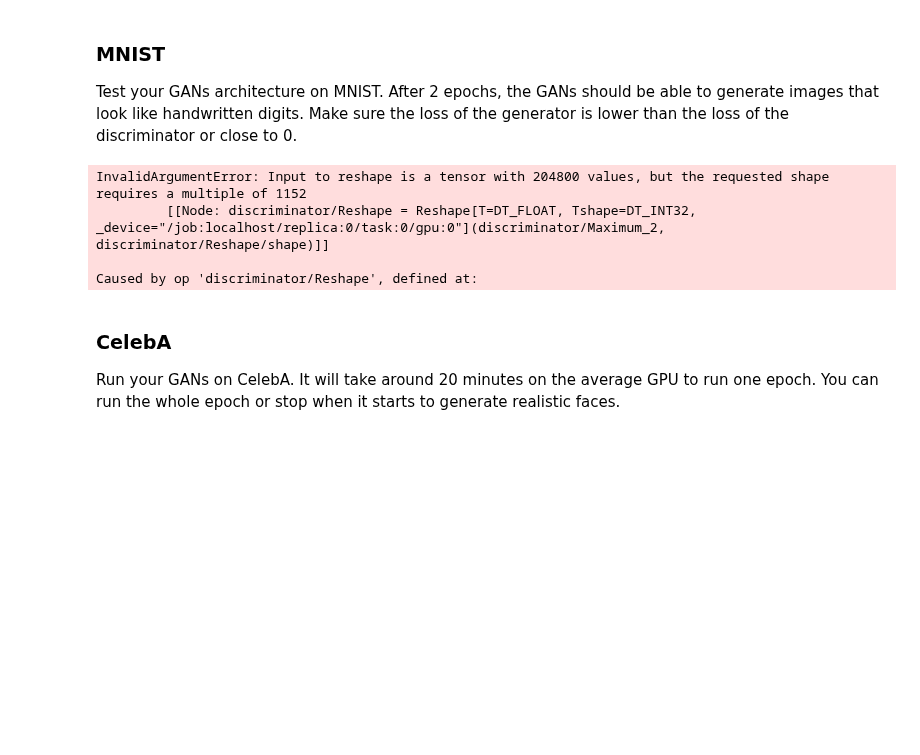
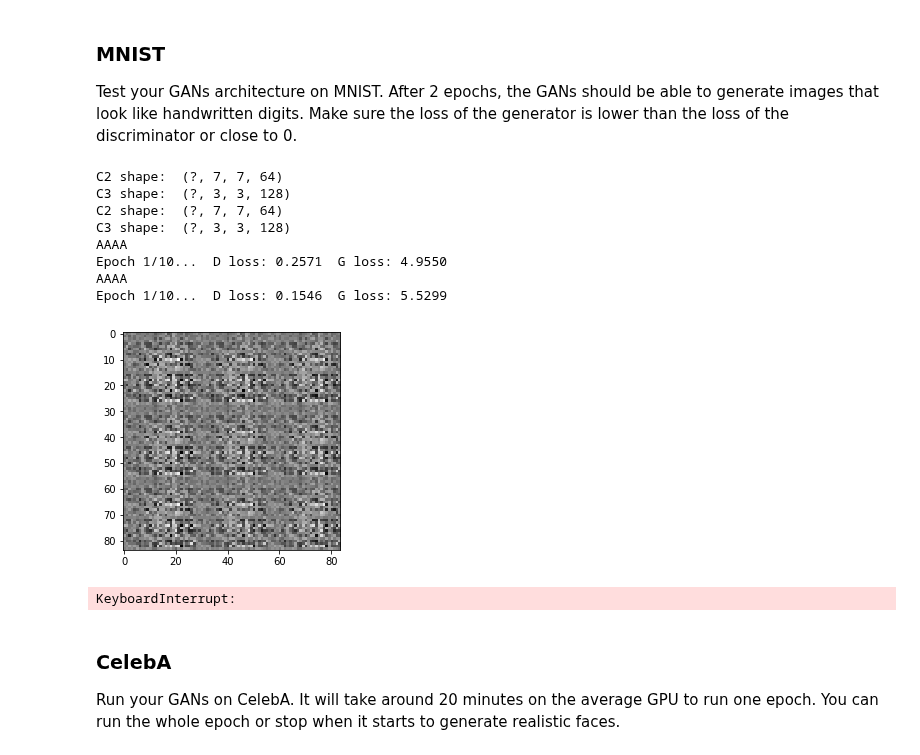
Before and after one commit to archie1983/udacity_deep_learning_course, a Jupyter notebook: face_generation/dlnd_face_generation.ipynb, the cells around one changed output. Cells and saved outputs as stored; diff of their text form; code cells hidden in the pictures; blank space fills up the shorter version.

```diff
--- a/face_generation/dlnd_face_generation.ipynb
+++ b/face_generation/dlnd_face_generation.ipynb
@@ -179,11 +178,18 @@ def discriminator(images, reuse=False, alpha=0.1):
         # AE: Applying leaky relu
         c2 = tf.maximum(c2 * alpha, c2)
 
+        #print("C2 shape: ", c2.get_shape())
+
         # AE: Input is now 7x7x64 and we'll convert it to 3x3x128
-        c3 = tf.contrib.layers.conv2d(inputs=c2, num_outputs=128, kernel_size=3, stride=2, padding='SAME', activation_fn=None) # activation_fn=tf.nn.relu
+        # AE: We'll be using padding='VALID' here to drop the remaining pixel when we want to downscale 7x7 image into
+        # AE: a 3x3 one. That way the kernel window will ignore the last row and last column, instead of adding an extra
+        # AE: one with a copy of the previous row and column.
+        c3 = tf.contrib.layers.conv2d(inputs=c2, num_outputs=128, kernel_size=3, stride=2, padding='VALID', activation_fn=None) # activation_fn=tf.nn.relu
         c3 = tf.layers.batch_normalization(inputs=c3, momentum=0.99, epsilon=0.001, training=True)
         # AE: Applying leaky relu
         c3 = tf.maximum(c3 * alpha, c3)
+
+        #print("C3 shape: ", c3.get_shape())
 
         # AE: Now let's flatten it and get a single result through a dense layer:
         c3 = tf.reshape(c3, (-1, 3 * 3 * 128))
@@ -470,26 +484,32 @@ def train(epoch_count, batch_size, z_dim, learning_rate, beta1, get_batches, dat
 ### MNIST
 Test your GANs architecture on MNIST.  After 2 epochs, the GANs should be able to generate images that look like handwritten digits.  Make sure the loss of the generator is lower than the loss of the discriminator or close to 0.
 # %%
-batch_size = 100
+batch_size = 50
 z_dim = 100
 learning_rate = 0.001
 beta1 = 0.5
 
 
 """
 DON'T MODIFY ANYTHING IN THIS CELL THAT IS BELOW THIS LINE
 """
 epochs = 10
 
 mnist_dataset = helper.Dataset('mnist', glob(os.path.join(data_dir, 'mnist/*.jpg')))
 with tf.Graph().as_default():
     train(epochs, batch_size, z_dim, learning_rate, beta1, mnist_dataset.get_batches,
           mnist_dataset.shape, mnist_dataset.image_mode)
 # %% [output]
-InvalidArgumentError: Input to reshape is a tensor with 204800 values, but the requested shape requires a multiple of 1152
-         [[Node: discriminator/Reshape = Reshape[T=DT_FLOAT, Tshape=DT_INT32, _device="/job:localhost/replica:0/task:0/gpu:0"](discriminator/Maximum_2, discriminator/Reshape/shape)]]
-
-Caused by op 'discriminator/Reshape', defined at:
+C2 shape:  (?, 7, 7, 64)
+C3 shape:  (?, 3, 3, 128)
+C2 shape:  (?, 7, 7, 64)
+C3 shape:  (?, 3, 3, 128)
+AAAA
+Epoch 1/10...  D loss: 0.2571  G loss: 4.9550
+AAAA
+Epoch 1/10...  D loss: 0.1546  G loss: 5.5299
+[figure, added]
+KeyboardInterrupt:
 # %% [markdown]
 ### CelebA
 Run your GANs on CelebA.  It will take around 20 minutes on the average GPU to run one epoch.  You can run the whole epoch or stop when it starts to generate realistic faces.
```
Also changed, not shown: parts of 4 cells of this notebook.
